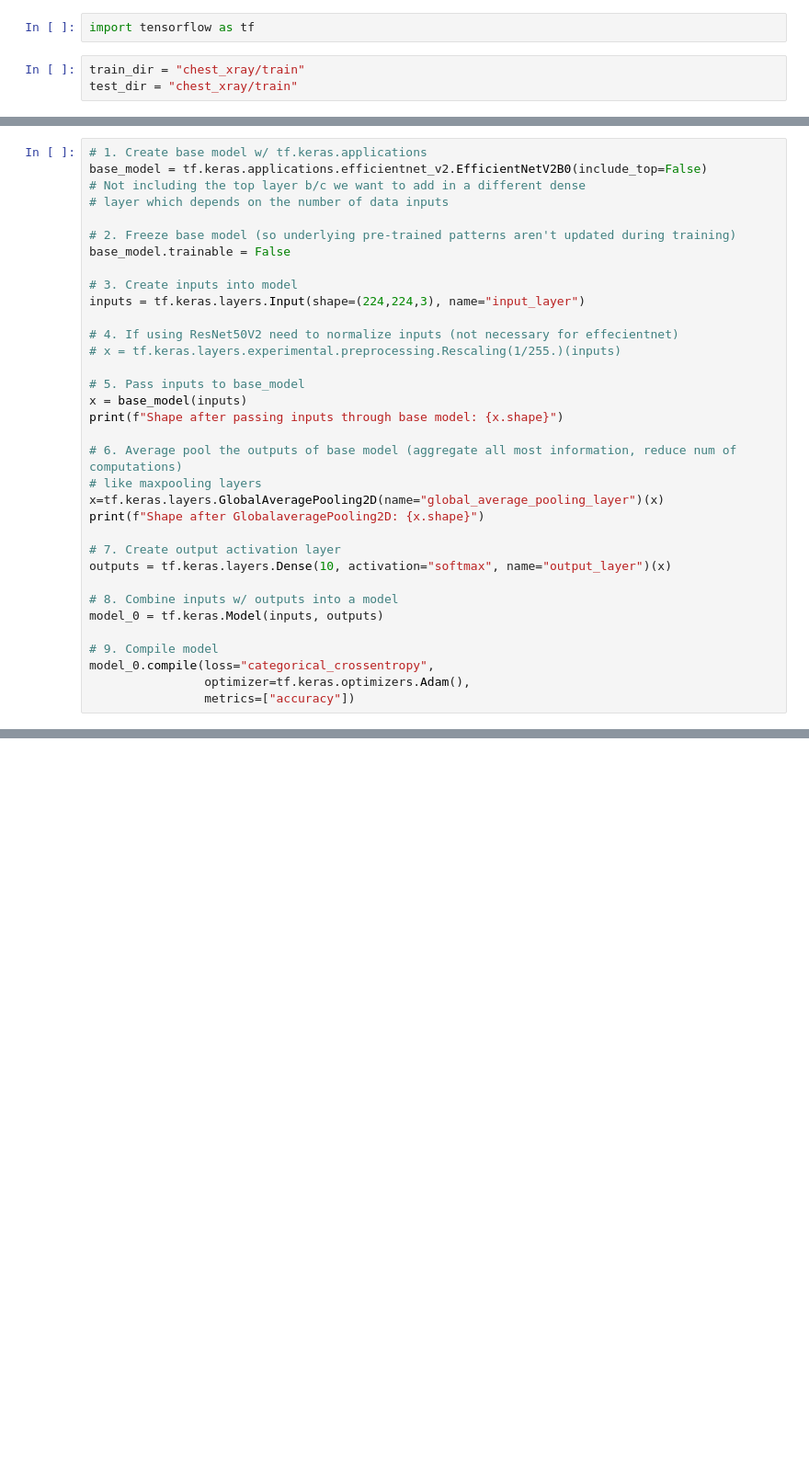
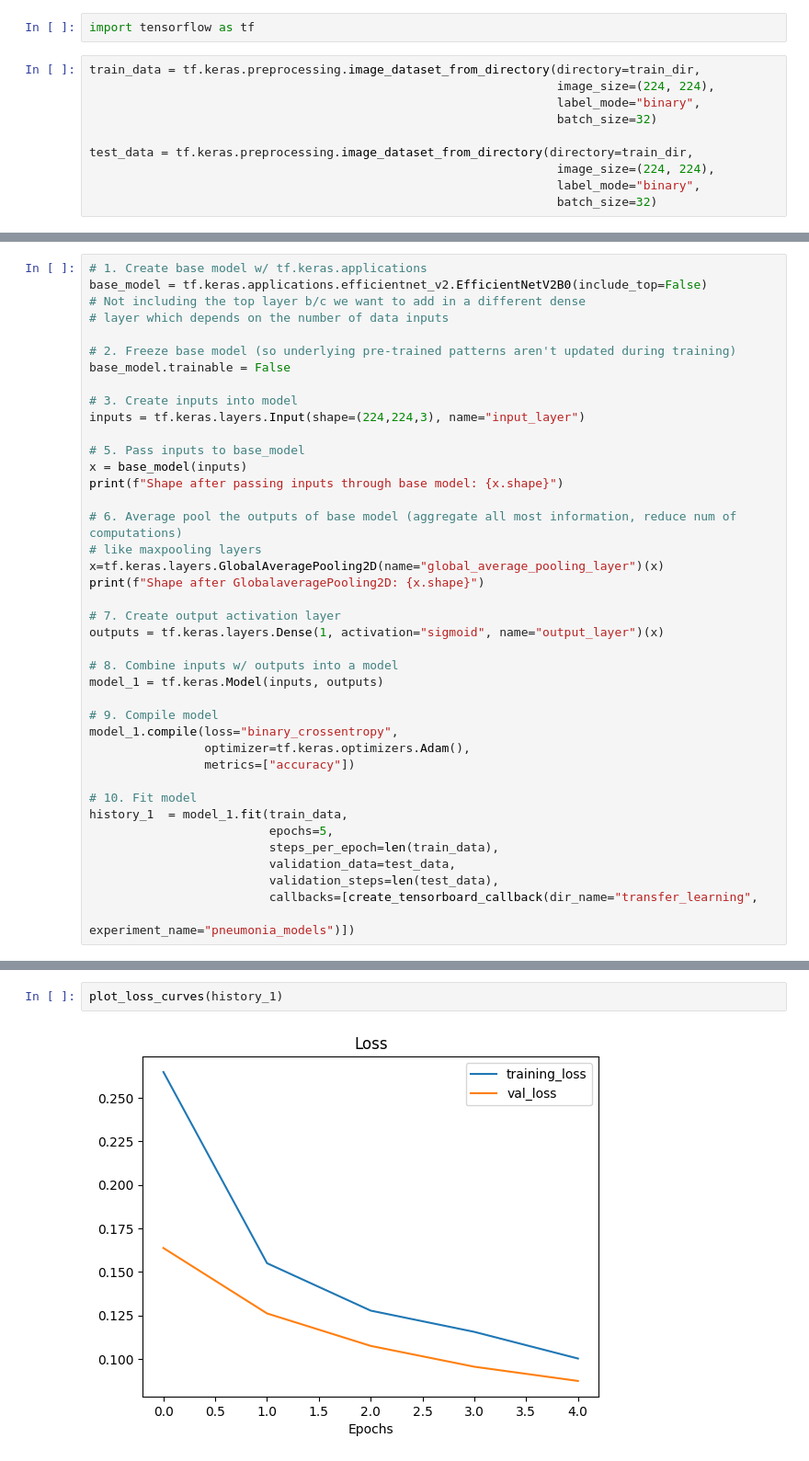
Before and after one commit to pranavrao87/Classification-Models, a Jupyter notebook: pneumonia_model_transfer_learning.ipynb, the cells around one changed output, grey strips where cells are left out. Shown at 92% size. Drawn from its saved outputs; the diff is of its cells as text; blank space fills up the shorter version.

```diff
--- a/pneumonia_model_transfer_learning.ipynb
+++ b/pneumonia_model_transfer_learning.ipynb
@@ -127,5 +127,12 @@ Image shape: (1208, 1384)
 # %%
 import tensorflow as tf
-# %%
-train_dir = "chest_xray/train"
-test_dir = "chest_xray/train"
+# %%
+train_data = tf.keras.preprocessing.image_dataset_from_directory(directory=train_dir,
+                                                                 image_size=(224, 224),
+                                                                 label_mode="binary",
+                                                                 batch_size=32)
+
+test_data = tf.keras.preprocessing.image_dataset_from_directory(directory=train_dir,
+                                                                 image_size=(224, 224),
+                                                                 label_mode="binary",
+                                                                 batch_size=32)
@@ -141,9 +176,6 @@ base_model.trainable = False
 # 3. Create inputs into model
 inputs = tf.keras.layers.Input(shape=(224,224,3), name="input_layer")
 
-# 4. If using ResNet50V2 need to normalize inputs (not necessary for effecientnet)
-# x = tf.keras.layers.experimental.preprocessing.Rescaling(1/255.)(inputs)
-
 # 5. Pass inputs to base_model
 x = base_model(inputs)
 print(f"Shape after passing inputs through base model: {x.shape}")
@@ -154,15 +186,24 @@ x=tf.keras.layers.GlobalAveragePooling2D(name="global_average_pooling_layer")(x)
 print(f"Shape after GlobalaveragePooling2D: {x.shape}")
 
 # 7. Create output activation layer
-outputs = tf.keras.layers.Dense(10, activation="softmax", name="output_layer")(x)
+outputs = tf.keras.layers.Dense(1, activation="sigmoid", name="output_layer")(x)
 
 # 8. Combine inputs w/ outputs into a model
-model_0 = tf.keras.Model(inputs, outputs)
+model_1 = tf.keras.Model(inputs, outputs)
 
 # 9. Compile model
-model_0.compile(loss="categorical_crossentropy",
+model_1.compile(loss="binary_crossentropy",
                 optimizer=tf.keras.optimizers.Adam(),
                 metrics=["accuracy"])
+
+# 10. Fit model
+history_1  = model_1.fit(train_data,
+                         epochs=5,
+                         steps_per_epoch=len(train_data),
+                         validation_data=test_data,
+                         validation_steps=len(test_data),
+                         callbacks=[create_tensorboard_callback(dir_name="transfer_learning",
+                                                               experiment_name="pneumonia_models")])
 # %% [output]
 Shape after passing inputs through base model: (None, 7, 7, 1280)
 Shape after GlobalaveragePooling2D: (None, 1280)
@@ -168,0 +221,4 @@ Shape after GlobalaveragePooling2D: (None, 1280)
+# %%
+plot_loss_curves(history_1)
+# %% [output]
+[figure, added]
```
Also changed, not shown: parts of 10 cells of this notebook.
